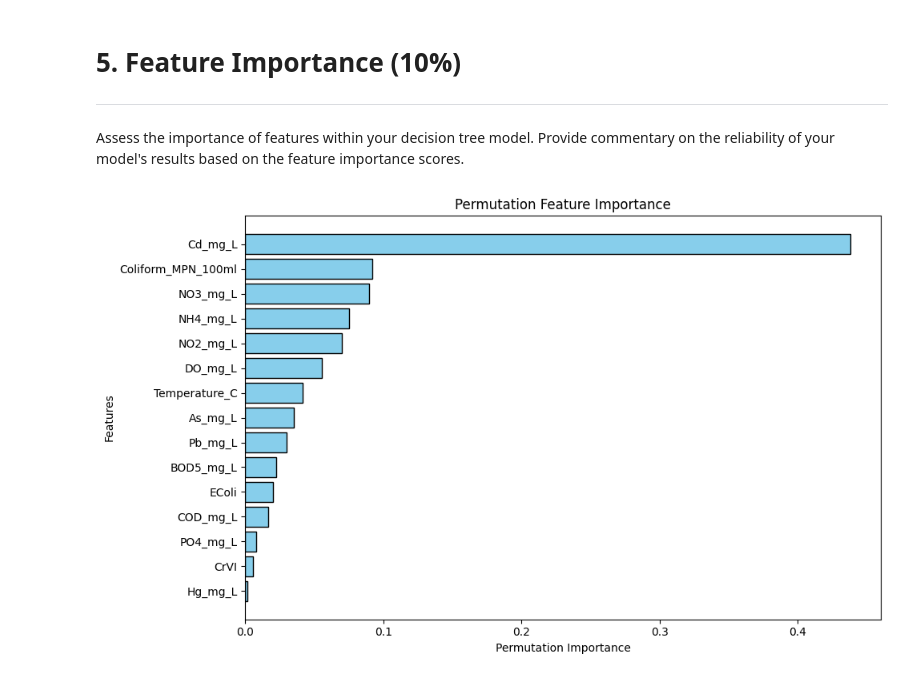
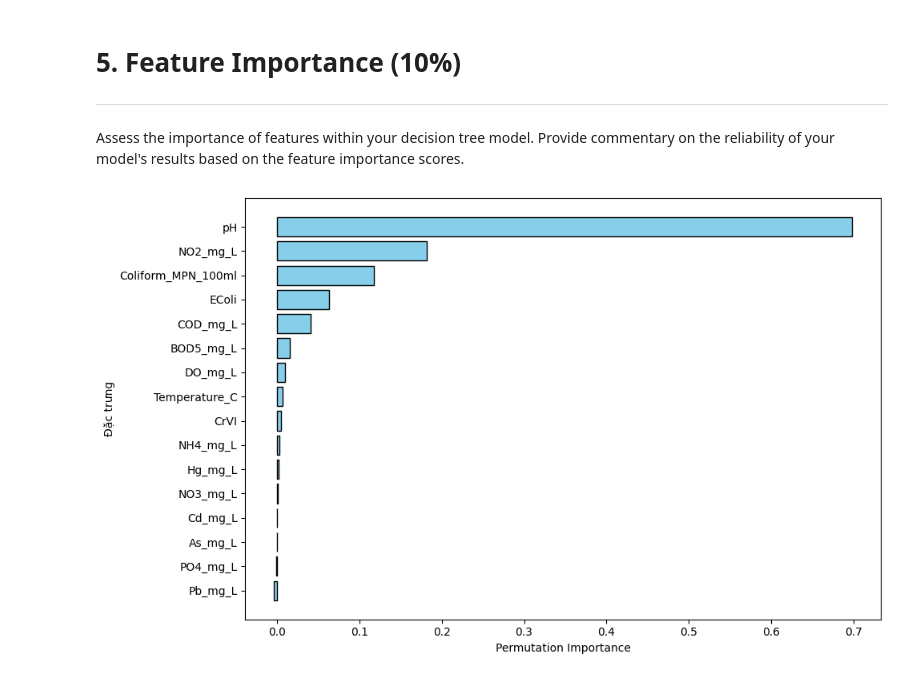
Before and after one commit to OppenTona/Predict-WQI, a Jupyter notebook: 2560895_ToanNguyenThe_WQI_Predict_V4.ipynb, the cells around one changed output. Cells and saved outputs as stored; diff of their text form; code cells hidden in the pictures.

```diff
--- a/2560895_ToanNguyenThe_WQI_Predict_V4.ipynb
+++ b/2560895_ToanNguyenThe_WQI_Predict_V4.ipynb
@@ -45,3 +56,3 @@ ModuleNotFoundError: No module named 'xgboost'
 # %%
-wqi_data = pd.read_csv('quang_ninh_wqi_v2.csv')
+wqi_data = pd.read_csv('quang_ninh_wqi_v3.csv')
 # %%
@@ -240,7 +251,7 @@ print(wqi_data_droped_v2.shape)
 # %% [output]
 (1110, 16)
 # %%
-wqi_data_cleaned = wqi_data_droped_v2.replace(r'\s*KCM\s*', 0, regex=True)
+wqi_data_cleaned = wqi_data_droped_v2[~wqi_data_droped_v2.apply(lambda row: row.astype(str).str.contains(r'\s*KCM\s*', regex=True).any(), axis=1)]
 # %% [markdown]
 ## 1.2 Column, Cell data type conversion (5%)
 # %%
@@ -963,0 +1000,9 @@ y_train_smogn = data_smogn['VN_WQI']
+# %%
+# Apply SMOGN
+data_smogn = smogn.smoter(
+    data=train_df,
+    y='VN_WQI',
+    samp_method='extreme'
+)
+X_train_smogn = data_smogn.drop(columns=['VN_WQI'])
+y_train_smogn = data_smogn['VN_WQI']
@@ -1107,21 +1156,18 @@ plt.show()
 
 Assess the importance of features within your decision tree model. Provide commentary on the reliability of your model's results based on the feature importance scores.
 # %%
-# Tính Permutation Importance
-perm_importance = permutation_importance( stacking_model, X_test, y_test, n_repeats=30, random_state=42 )
-# Lấy tên cột thực tế từ DataFrame gốc
-feature_names = [ "Temperature_C", "pH", "DO_mg_L", "COD_mg_L", "BOD5_mg_L", "NO3_mg_L",
-                 "NO2_mg_L", "NH4_mg_L", "PO4_mg_L", "Coliform_MPN_100ml", "EColi", "As_mg_L",
-                  "Hg_mg_L", "Pb_mg_L", "Cd_mg_L", "CrVI" ]
-# Sắp xếp theo giá trị importance
+# Tính toán Permutation Importance
+perm_importance = permutation_importance(stacking_model, X_test, y_test, n_repeats=30, random_state=42)
+
+# Lấy giá trị trung bình và sắp xếp tầm quan trọng
 sorted_idx = perm_importance.importances_mean.argsort()
+
 # Vẽ biểu đồ
 plt.figure(figsize=(10, 6))
-plt.barh(np.array(feature_names)[sorted_idx], perm_importance.importances_mean[sorted_idx], color="skyblue", edgecolor="black")
+plt.barh(X_test.columns[sorted_idx], perm_importance.importances_mean[sorted_idx], color="skyblue", edgecolor="black")
 plt.xlabel("Permutation Importance")
-plt.ylabel("Features")
-plt.title("Permutation Feature Importance")
+plt.ylabel("Đặc trưng")
 plt.tight_layout()
 plt.show()
 # %% [output]
-[figure, old version]
+[figure, new version]
```
Also changed, not shown: parts of 19 cells of this notebook, 42 other files.
